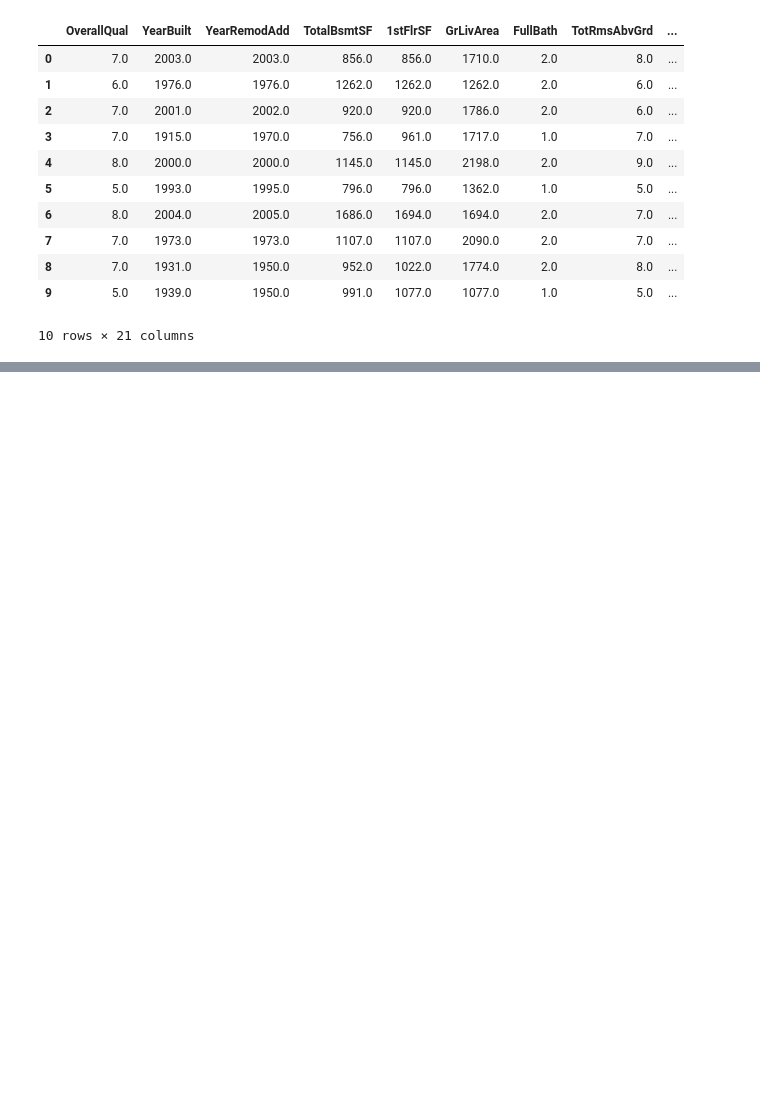
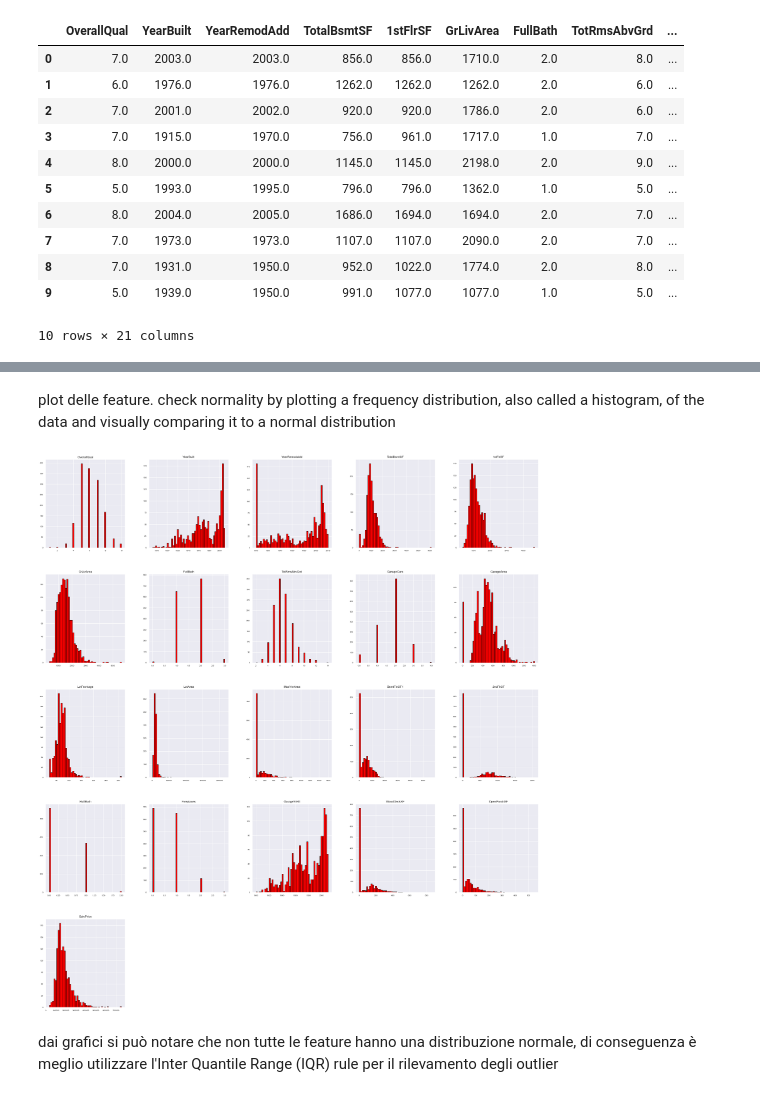
Before and after one commit to chiacchius/ML_House_prices, a Jupyter notebook: MLnotebook.ipynb, the cells around one changed output, grey strips where cells are left out. Cells and saved outputs as stored; diff of their text form; code cells hidden in the pictures; blank space fills up the shorter version.

```diff
--- a/MLnotebook.ipynb
+++ b/MLnotebook.ipynb
@@ -265,8 +268,10 @@ trainset_num.isna().sum()
 imputer = KNNImputer(n_neighbors=1, weights="uniform")
 trainset_num_imputed = trainset_num
 testset_num_imputed = testset_num
-trainset_num_imputed[:] = imputer.fit_transform(trainset_num)
-testset_num_imputed[:] = imputer.fit_transform(testset_num)
+trainset_num_imputed = pd.DataFrame(imputer.fit_transform(trainset_num))
+trainset_num_imputed.columns = trainset_num.columns
+testset_num_imputed = pd.DataFrame(imputer.fit_transform(testset_num))
+testset_num_imputed.columns = testset_num.columns
 # %%
 #trainset_num.isna().sum()
 print(trainset_num_imputed.shape)
@@ -427,0 +452,8 @@ for feature in trainset_num.columns:
+# %% [markdown]
+plot delle feature. check normality by plotting a frequency distribution, also called a histogram, of the data and visually comparing it to a normal distribution
+# %%
+plot = trainset_num_corr.hist(figsize=(35,40), bins=50, color="red", edgecolor="black", xlabelsize=8, ylabelsize=8)
+# %% [output]
+[figure, added]
+# %% [markdown]
+dai grafici si può notare che non tutte le feature hanno una distribuzione normale, di conseguenza è meglio utilizzare l'Inter Quantile Range (IQR) rule per il rilevamento degli outlier
```
Also changed, not shown: parts of 6 cells of this notebook.
